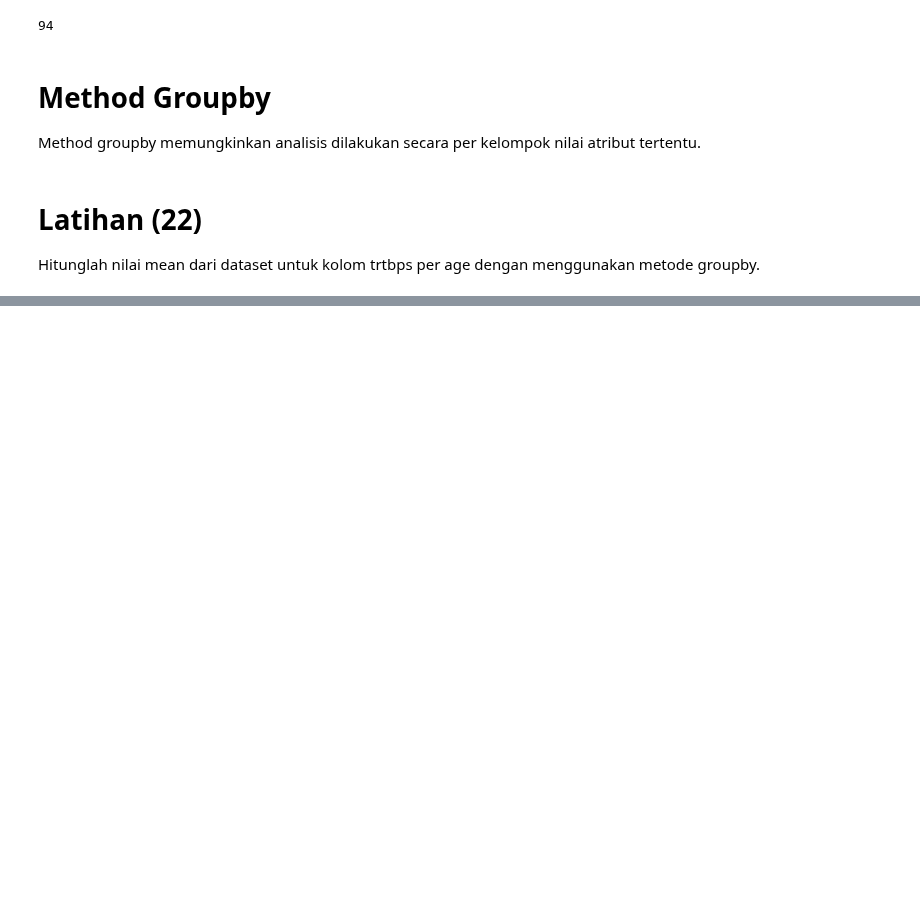
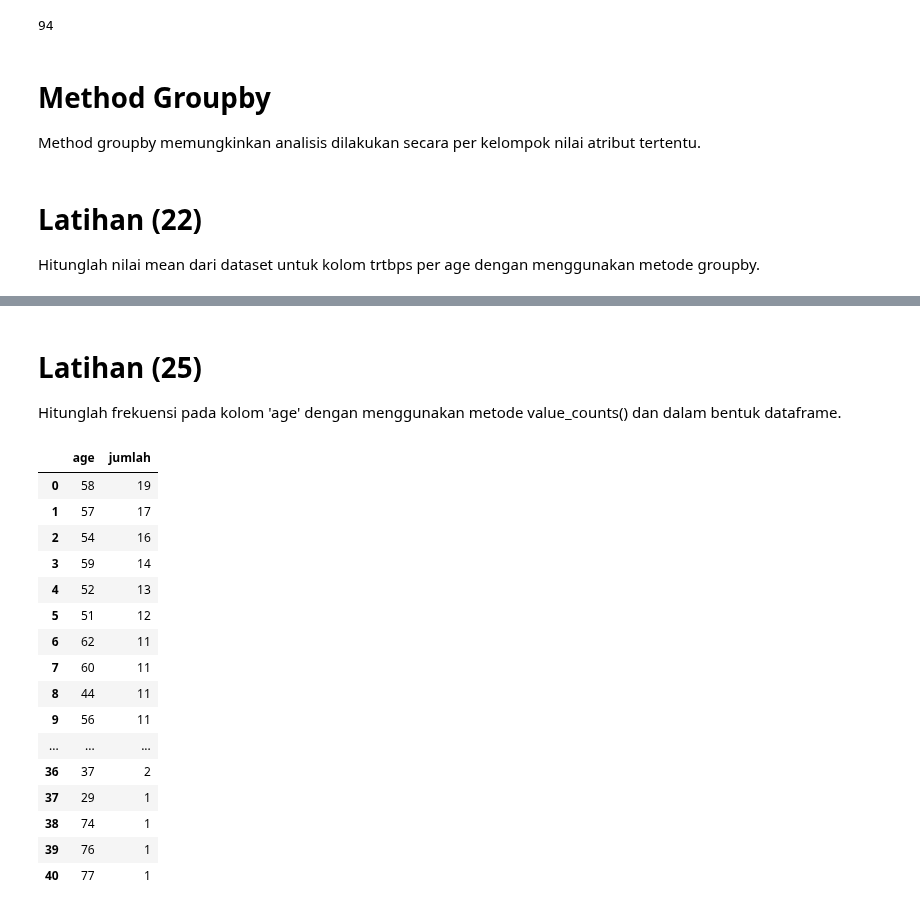
Before and after one commit to aricahyasaputra/data-sains-course-assigment-, a Jupyter notebook: Ujian Tengah Semester/Latihan_2_Ari_Cahya_Saputra_1103190093.ipynb, the cells around one changed output, grey strips where cells are left out. Drawn from its saved outputs; the diff is of its cells as text; code cells hidden in the pictures; blank space fills up the shorter version.

```diff
--- a/Ujian Tengah Semester/Latihan_2_Ari_Cahya_Saputra_1103190093.ipynb
+++ b/Ujian Tengah Semester/Latihan_2_Ari_Cahya_Saputra_1103190093.ipynb
@@ -441,0 +514,28 @@ Hitunglah nilai mean dari dataset untuk kolom trtbps per age dengan menggunakan
+# %% [markdown]
+# Latihan (25)
+
+Hitunglah frekuensi pada kolom 'age' dengan menggunakan metode value_counts() dan dalam bentuk dataframe.
+# %%
+#Latihan (25)
+# Hitung frekuensi pada kolom 'age' dengan menggunakan metode value_counts()
+
+df_age_values = df['age'].value_counts().rename_axis('age').reset_index(name='jumlah')
+df_age_values
+# %% [output]
+|  | age | jumlah |
+| 0 | 58 | 19 |
+| 1 | 57 | 17 |
+| 2 | 54 | 16 |
+| 3 | 59 | 14 |
+| 4 | 52 | 13 |
+| 5 | 51 | 12 |
+| 6 | 62 | 11 |
+| 7 | 60 | 11 |
+| 8 | 44 | 11 |
+| 9 | 56 | 11 |
+| ... | ... | ... |
+| 36 | 37 | 2 |
+| 37 | 29 | 1 |
+| 38 | 74 | 1 |
+| 39 | 76 | 1 |
+| 40 | 77 | 1 |
```
Also changed, not shown: parts of 9 cells of this notebook.
